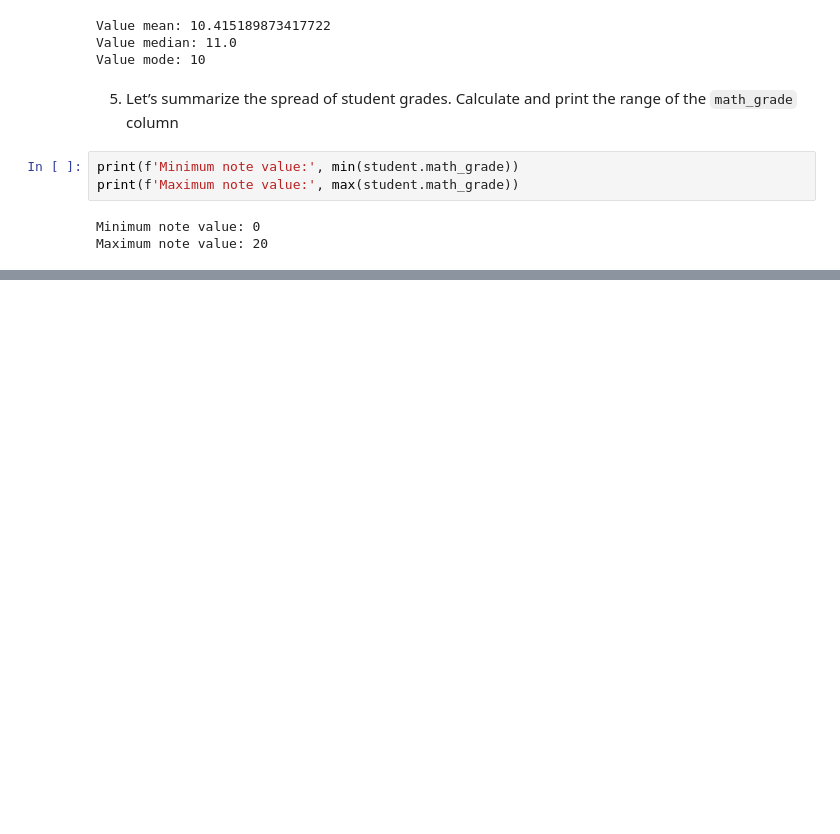
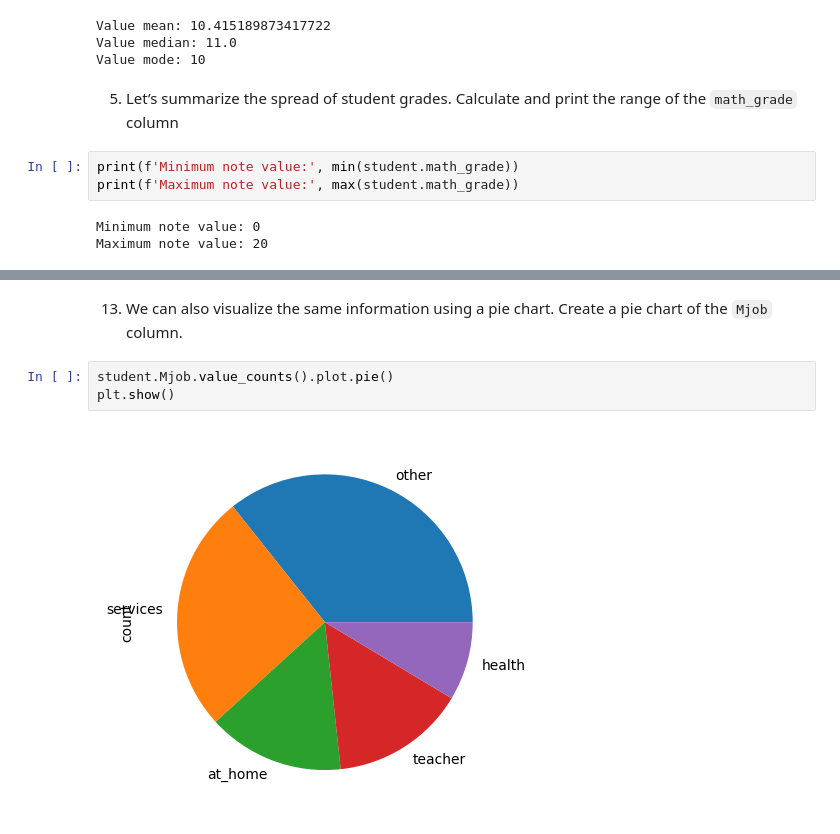
Before and after one commit to maylonleoncio/Codecademy-Projects, a Jupyter notebook: Student-Performance/Student-Performance.ipynb, the cells around one changed output, grey strips where cells are left out. Saved outputs shown, nothing was run; the diff lists cells and outputs as text; blank space fills up the shorter version.

```diff
--- a/Student-Performance/Student-Performance.ipynb
+++ b/Student-Performance/Student-Performance.ipynb
@@ -162,0 +227,7 @@ Maximum note value: 20
+# %% [markdown]
+13. We can also visualize the same information using a pie chart. Create a pie chart of the ``Mjob`` column.
+# %%
+student.Mjob.value_counts().plot.pie()
+plt.show()
+# %% [output]
+[figure, added]
```
Also changed, not shown: parts of 21 cells of this notebook.
